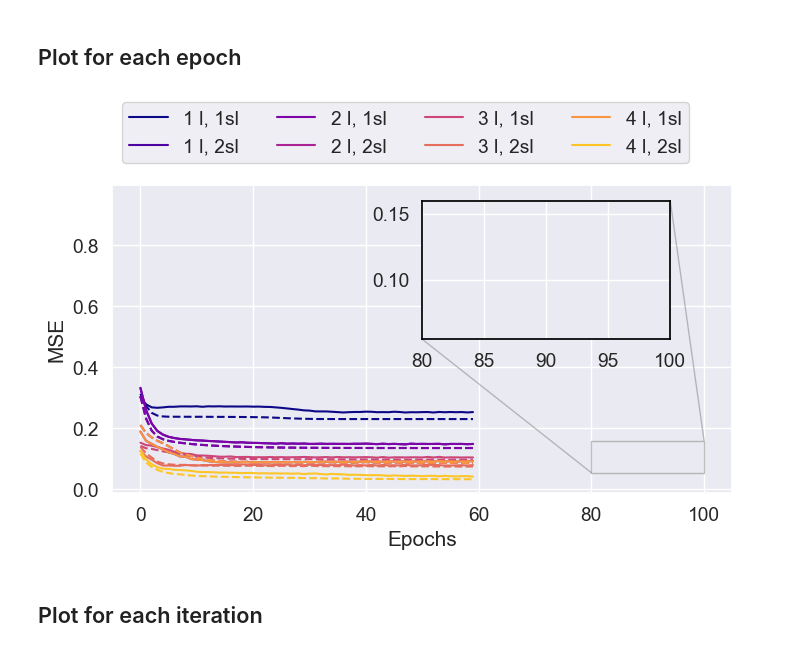
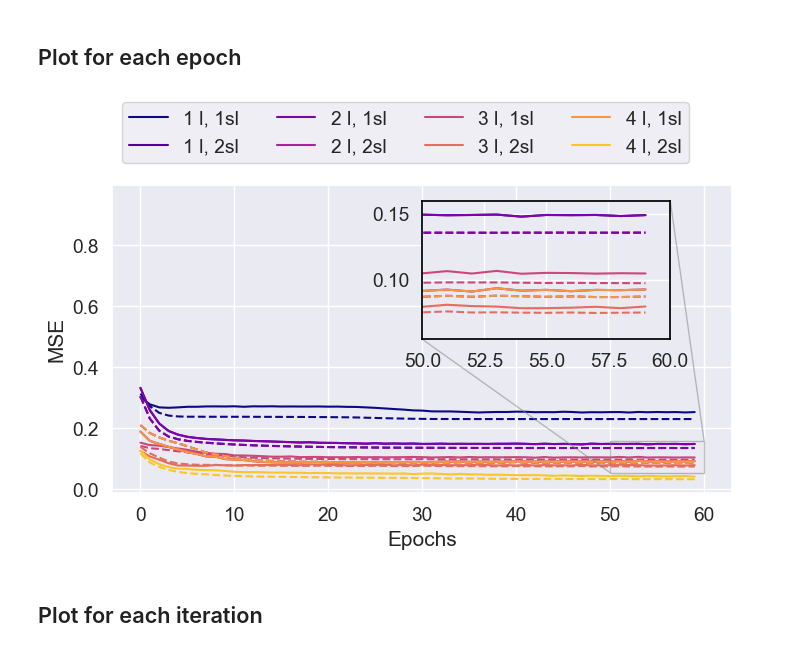
Before and after one commit to fran-scala/QuHack4IA_VQNN-track, a Jupyter notebook: utils/plot_results.ipynb, the cells around one changed output. Cells and saved outputs as stored; diff of their text form; code cells hidden in the pictures.

```diff
--- a/utils/plot_results.ipynb
+++ b/utils/plot_results.ipynb
@@ -25,7 +25,7 @@ fig, ax = plt.subplots(figsize=(8,4))
 #inset settings
 axin_1 = ax.inset_axes([0.5, 0.5, 0.4, 0.45])
 axin_1.set_ylim([0.055, 0.16])
-axin_1.set_xlim([80, 100])
+axin_1.set_xlim([50, 60])
 ax.indicate_inset_zoom(axin_1, edgecolor='grey',)#'black'
 plt.setp(axin_1.spines.values(), color='black')
 
@@ -131,7 +131,7 @@ fig, ax = plt.subplots(figsize=(8,4))
 #inset settings
 axin_1 = ax.inset_axes([0.5, 0.5, 0.4, 0.45])
 axin_1.set_ylim([0.055, 0.16])
-axin_1.set_xlim([80, 100])
+axin_1.set_xlim([50, 60])
 ax.indicate_inset_zoom(axin_1, edgecolor='grey',)#'black'
 plt.setp(axin_1.spines.values(), color='black')
 
@@ -147,34 +147,34 @@ for layers in range(min_layers, max_layers+1):
         train_cost = np.load(data+'/train_cost_per_epoch.npy', )
 
 
         pl1, = ax.plot(train_cost,linestyle='dashed',# label=f'{layers} l, {sublayers}sl - Train',
                        c=cmap(i),  )#alpha=0.5
         axin_1.plot(train_cost,linestyle='dashed',# label=f'{layers} l, {sublayers}sl - Train',
                     c=cmap(i),  )#alpha=0.5
         pl2, = ax.plot(val_cost, label=f'{layers} l, {sublayers}sl',
                        c=cmap(i))
         axin_1.plot(val_cost, label=f'{layers} l, {sublayers}sl',
                     c=cmap(i))
         i+=1
 
 
 
 ax.set_ylabel('MSE')
 ax.set_xlabel('Epochs')
 lgd = ax.legend(bbox_to_anchor=(.0, 1.3), ncol=4, loc='upper left')#
 # ax.add_artist(lgd)
 # lgd1 = ax.legend([pl1,pl2],['Train','Val'], loc='lower left',bbox_to_anchor=(0.1, 0.3))#
 # ax.add_artist(lgd)
 #creating a folder to save the plot
 dir_path = '..'
 data = dir_path+f'/plots/nonlinear'
 os.makedirs(data,  0o755,  exist_ok=True)
 
 fig.savefig(data+'/compare_mse_per_epoch.pdf',
             bbox_extra_artists=(lgd,), bbox_inches='tight')
 plt.show()
 # %% [output]
-[figure, old version]
+[figure, new version]
 # %% [markdown]
 ## Plot for each iteration
 # %%
```
Also changed, not shown: parts of 1 cell of this notebook.
